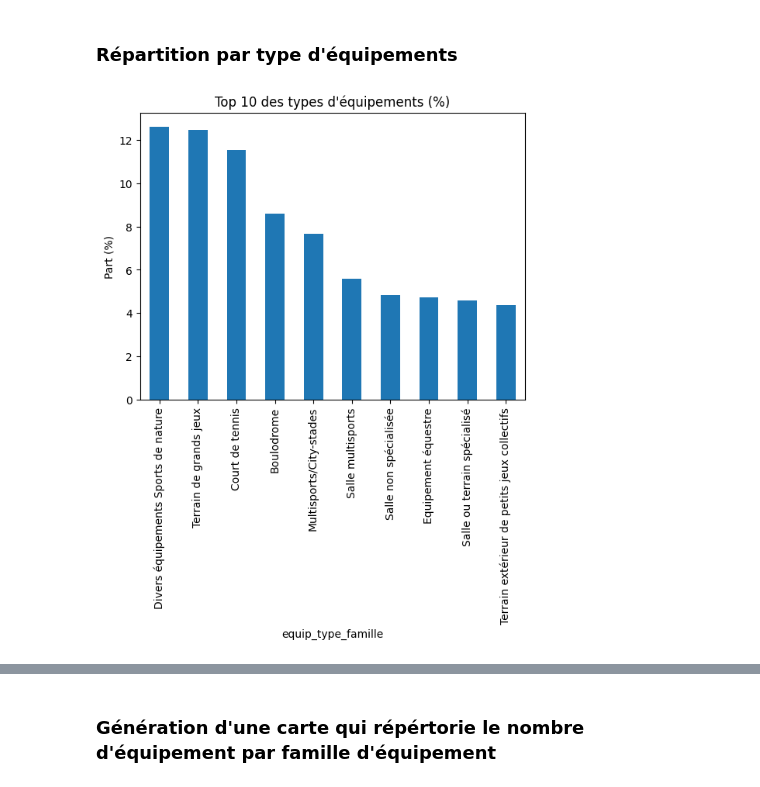
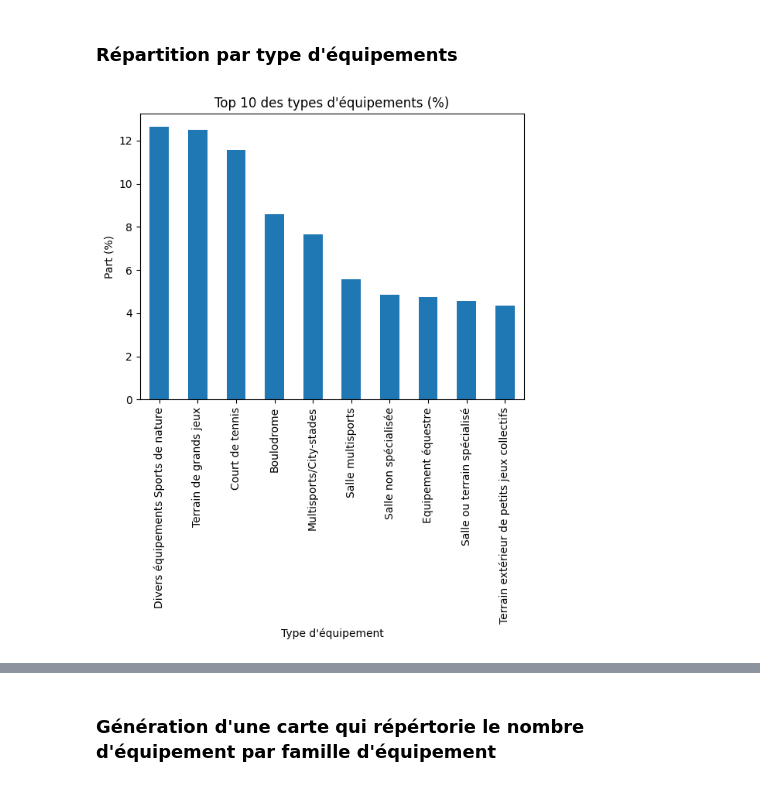
Before and after one commit to LR-Matteo/Projet-Final-Python-DataScience, a Jupyter notebook: bdd_stats_desc.ipynb, the cells around one changed output, grey strips where cells are left out. Saved outputs shown, nothing was run; the diff lists cells and outputs as text; code cells hidden in the pictures.

```diff
--- a/bdd_stats_desc.ipynb
+++ b/bdd_stats_desc.ipynb
@@ -47,17 +47,18 @@ print(total_equipements)
 # %%
 equip_types = (
     data['equip_type_famille']
     .value_counts(normalize=True)
     .mul(100)
     .round(2)
 )
 
 equip_types.head(10).plot(kind='bar')
 plt.title("Top 10 des types d'équipements (%)")
+plt.xlabel("Type d'équipement")
 plt.ylabel("Part (%)")
 plt.show()
 # %% [output]
-[figure, old version]
+[figure, new version]
 # %%
 equip_dep = (
     data
```
Also changed, not shown: parts of 4 cells of this notebook, 2 other files.
